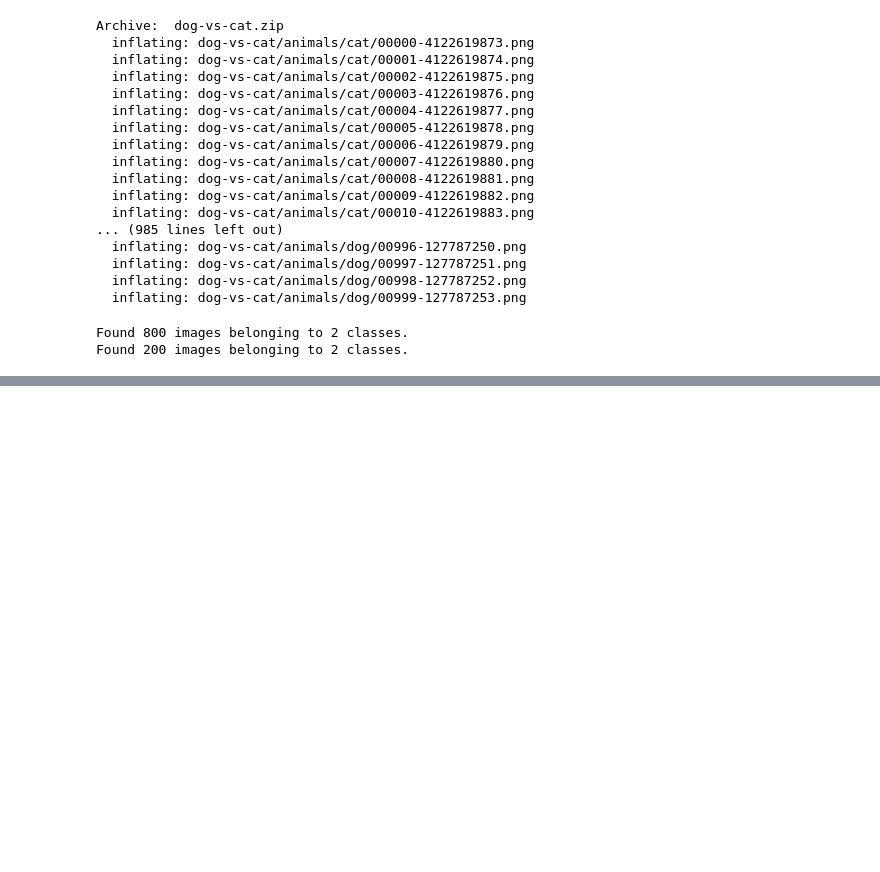
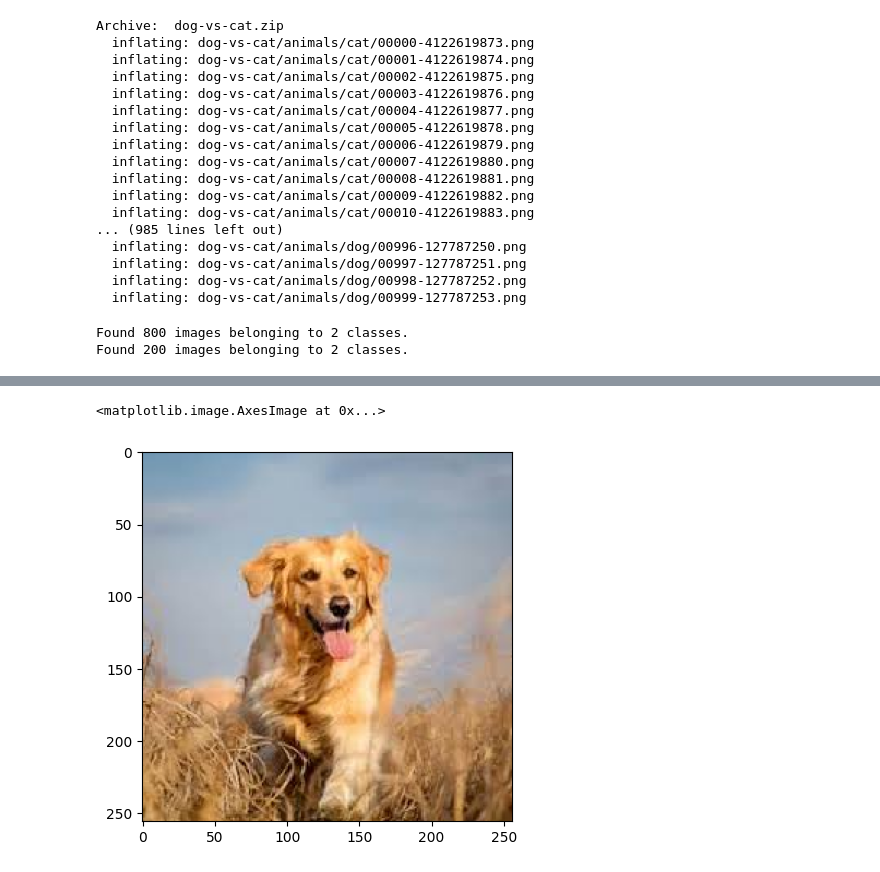
Before and after one commit to farisahmed123/Student-Data-Base-Program, a Jupyter notebook: FARIS.ipynb, the cells around one changed output, grey strips where cells are left out. Drawn from its saved outputs; the diff is of its cells as text; code cells hidden in the pictures; blank space fills up the shorter version.

```diff
--- a/FARIS.ipynb
+++ b/FARIS.ipynb
@@ -207,15 +208,16 @@ plt.show()
 # %%
 from tensorflow.keras.preprocessing import image
 import numpy as np
 
 # Load image and resize to match training input
-img = image.load_img("dog.jpg", target_size=(256, 256))
+img = image.load_img("helo.jpg", target_size=(256, 256))
 img_array = image.img_to_array(img)
 img_array = np.expand_dims(img_array, axis=0)  # Add batch dimension
 img_array /= 255.0  # Rescale
-
-# Add batch dimension
-# img_array = np.expand_dims(img_array, axis=0)
+plt.imshow(img)
+# %% [output]
+<matplotlib.image.AxesImage at 0x...>
+[figure, added]
 # %%
 prediction = model.predict(img_array)
 print(prediction[0][0])
```
Also changed, not shown: parts of 15 cells of this notebook.
